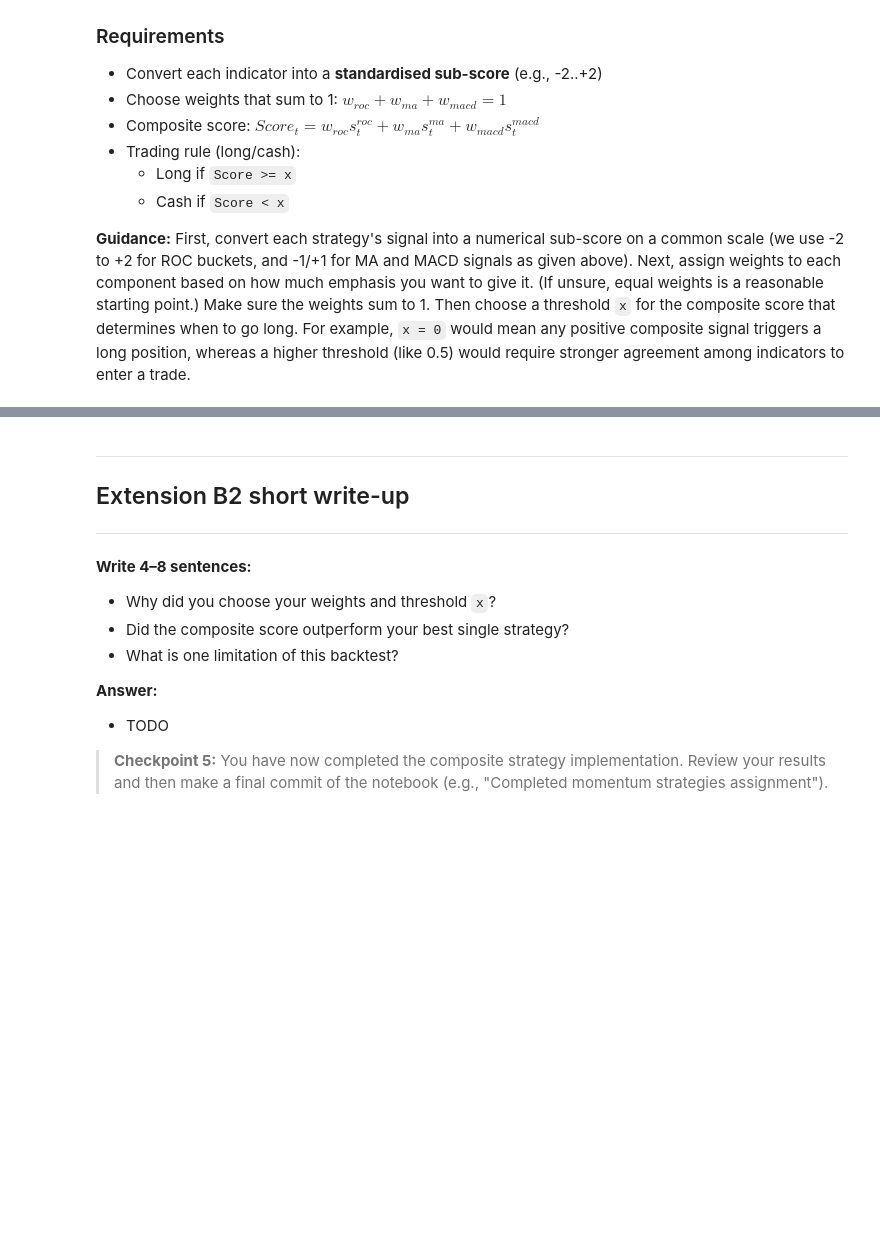
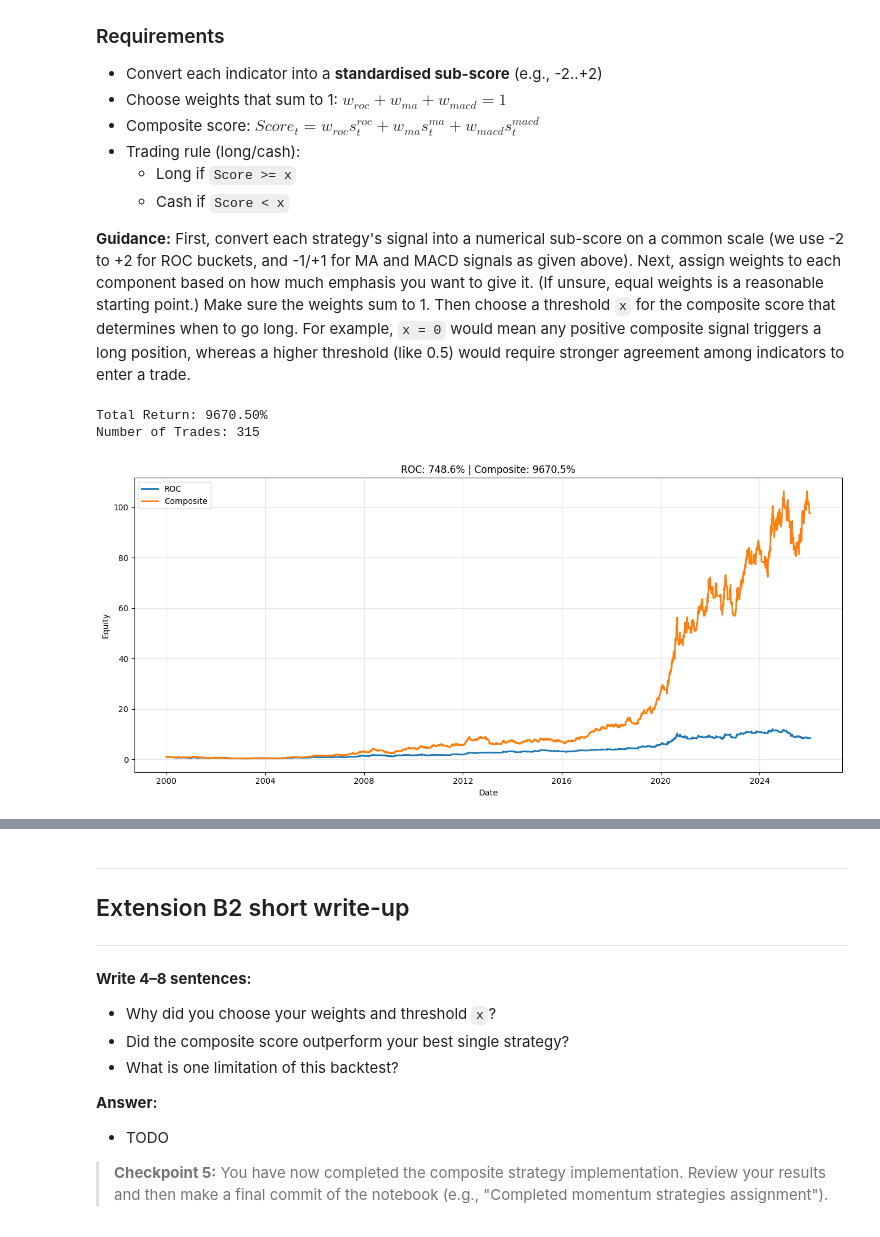
Before and after one commit to taliashapiro05/Momentum_assignment-1-, a Jupyter notebook: Momentum_assignment.ipynb, the cells around one changed output, grey strips where cells are left out. Cells and saved outputs as stored; diff of their text form; code cells hidden in the pictures; blank space fills up the shorter version.

Commit message:
Visuals for comparing the Composite strategy with the ROC strategy

```diff
--- a/Momentum_assignment.ipynb
+++ b/Momentum_assignment.ipynb
@@ -725,3 +725,27 @@ def composite_momentum_strategy(
     df["Position"] = np.where(df["Composite_Score"] >= x, 1, 0)
 
     return df
+# %%
+composite = composite_momentum_strategy(df)
+
+backtest = backtest_signal_only(composite, composite["Position"])
+
+roc_ret = ROC_backtest["equity"].iloc[-1] - 1
+comp_ret = backtest["equity"].iloc[-1] - 1
+
+plt.figure(figsize=(13,6))
+
+plt.plot(ROC_backtest["Date"], ROC_backtest["equity"], label="ROC", linewidth=2)
+plt.plot(backtest["Date"], backtest["equity"], label="Composite", linewidth=2)
+
+plt.title(f"ROC: {roc_ret:.1%} | Composite: {comp_ret:.1%}")
+plt.xlabel("Date")
+plt.ylabel("Equity")
+plt.legend()
+plt.grid(True, alpha=0.3)
+plt.tight_layout()
+plt.show()
+# %% [output]
+Total Return: 9670.50%
+Number of Trades: 315
+[figure, added]
```
Also changed, not shown: parts of 1 cell of this notebook.
